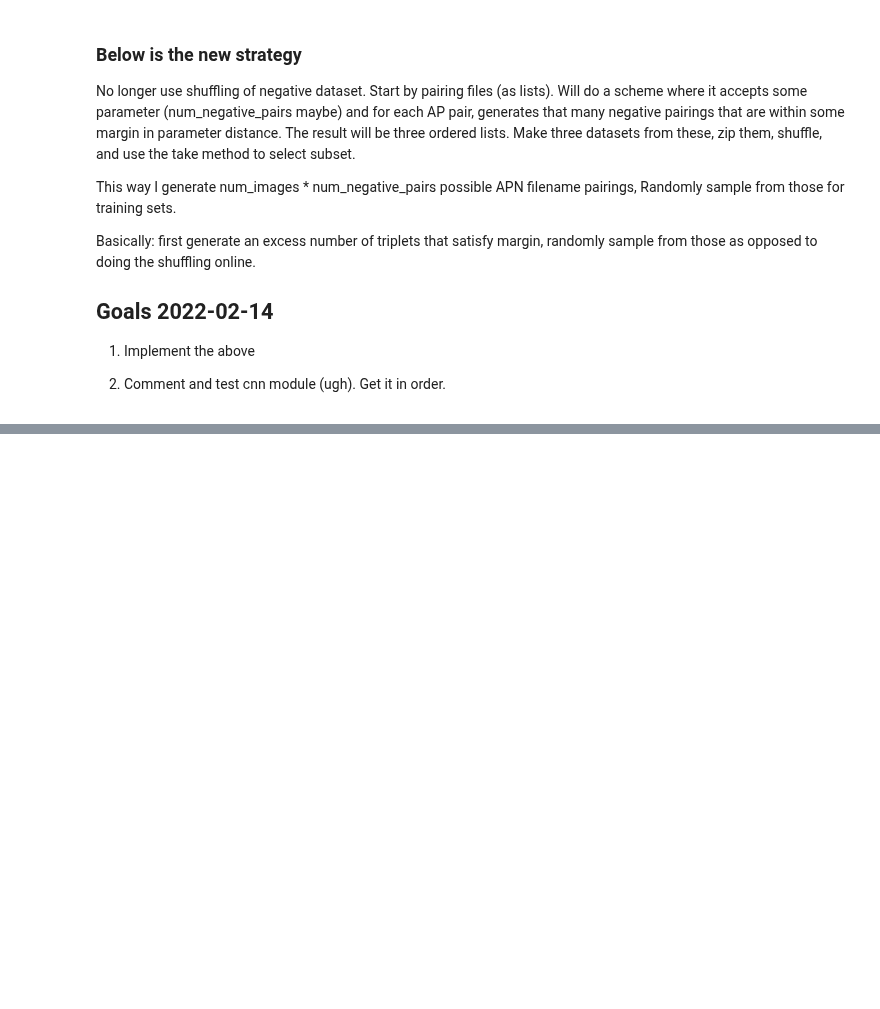
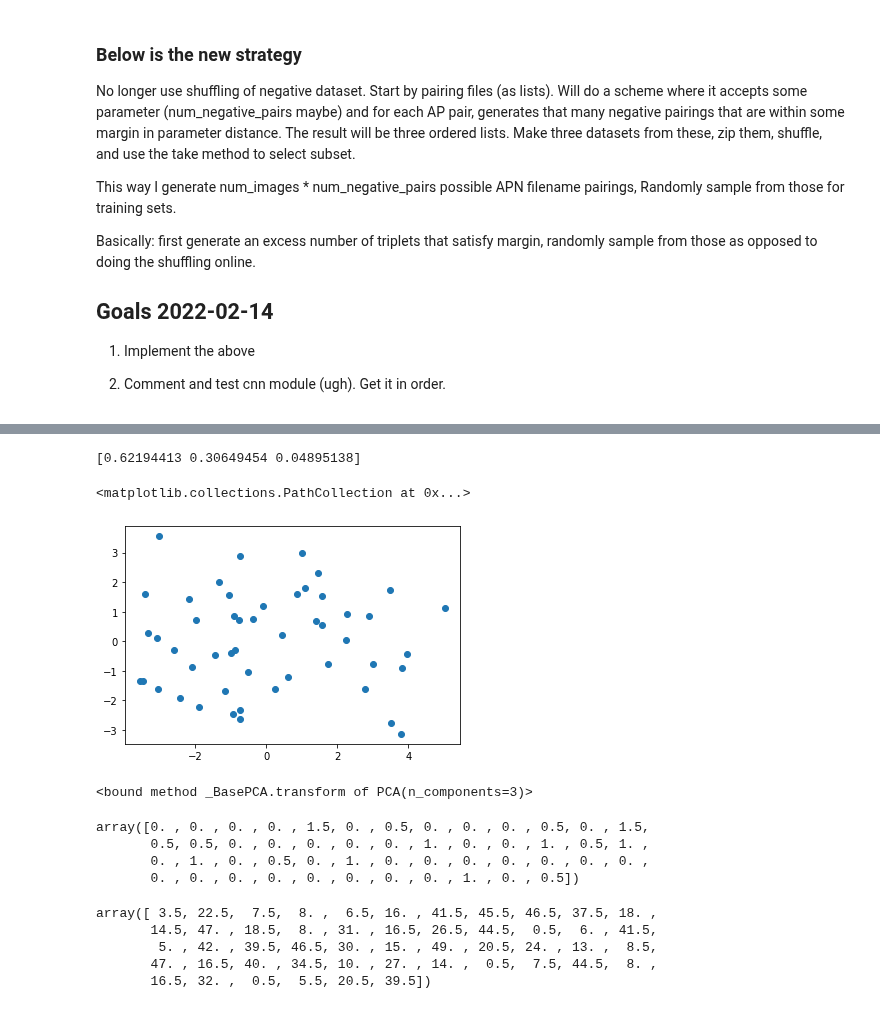
Before and after one commit to michaelrstadler/rpb1, a Jupyter notebook: bin/notebooks/20220212-buildCNNassessor-curriculumlearning.ipynb, the cells around one changed output, grey strips where cells are left out. Cells and saved outputs as stored; diff of their text form; code cells hidden in the pictures; blank space fills up the shorter version.

```diff
--- a/bin/notebooks/20220212-buildCNNassessor-curriculumlearning.ipynb
+++ b/bin/notebooks/20220212-buildCNNassessor-curriculumlearning.ipynb
@@ -433,0 +422,17 @@ training time: 28.399006128311157
+# %%
+from sklearn.decomposition import PCA
+
+X = im_embeddings1.copy()
+pca = PCA(n_components=3)
+pca.fit(X)
+print(pca.explained_variance_ratio_)
+for e in (embedd)
+plt.scatter(components[:,0], components[:,1])
+# %% [output]
+[0.62194413 0.30649454 0.04895138]
+<matplotlib.collections.PathCollection at 0x...>
+[figure, added]
+# %%
+pca.transform
+# %% [output]
+<bound method _BasePCA.transform of PCA(n_components=3)>
@@ -433,0 +445,16 @@ training time: 28.399006128311157
+# %%
+compare_embeddings_matchedpairs(im_embeddings1, im_embeddings2)
+# %% [output]
+array([0. , 0. , 0. , 0. , 1.5, 0. , 0.5, 0. , 0. , 0. , 0.5, 0. , 1.5,
+       0.5, 0.5, 0. , 0. , 0. , 0. , 0. , 1. , 0. , 0. , 1. , 0.5, 1. ,
+       0. , 1. , 0. , 0.5, 0. , 1. , 0. , 0. , 0. , 0. , 0. , 0. , 0. ,
+       0. , 0. , 0. , 0. , 0. , 0. , 0. , 0. , 1. , 0. , 0.5])
+# %%
+np.random.shuffle(im_embeddings2)
+compare_embeddings_matchedpairs(im_embeddings1, im_embeddings2)
+# %% [output]
+array([ 3.5, 22.5,  7.5,  8. ,  6.5, 16. , 41.5, 45.5, 46.5, 37.5, 18. ,
+       14.5, 47. , 18.5,  8. , 31. , 16.5, 26.5, 44.5,  0.5,  6. , 41.5,
+        5. , 42. , 39.5, 46.5, 30. , 15. , 49. , 20.5, 24. , 13. ,  8.5,
+       47. , 16.5, 40. , 34.5, 10. , 27. , 14. ,  0.5,  7.5, 44.5,  8. ,
+       16.5, 32. ,  0.5,  5.5, 20.5, 39.5])
```
Also changed, not shown: parts of 35 cells of this notebook, 4 other files.
